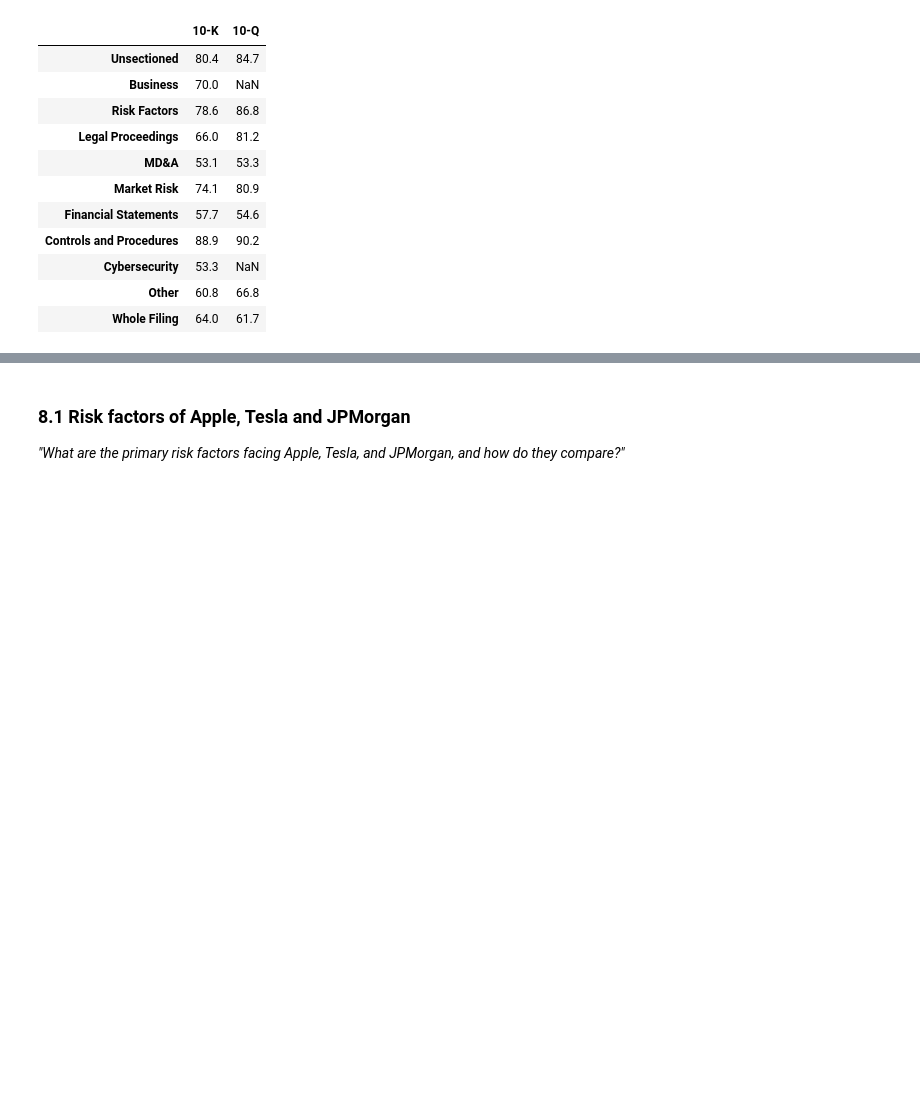
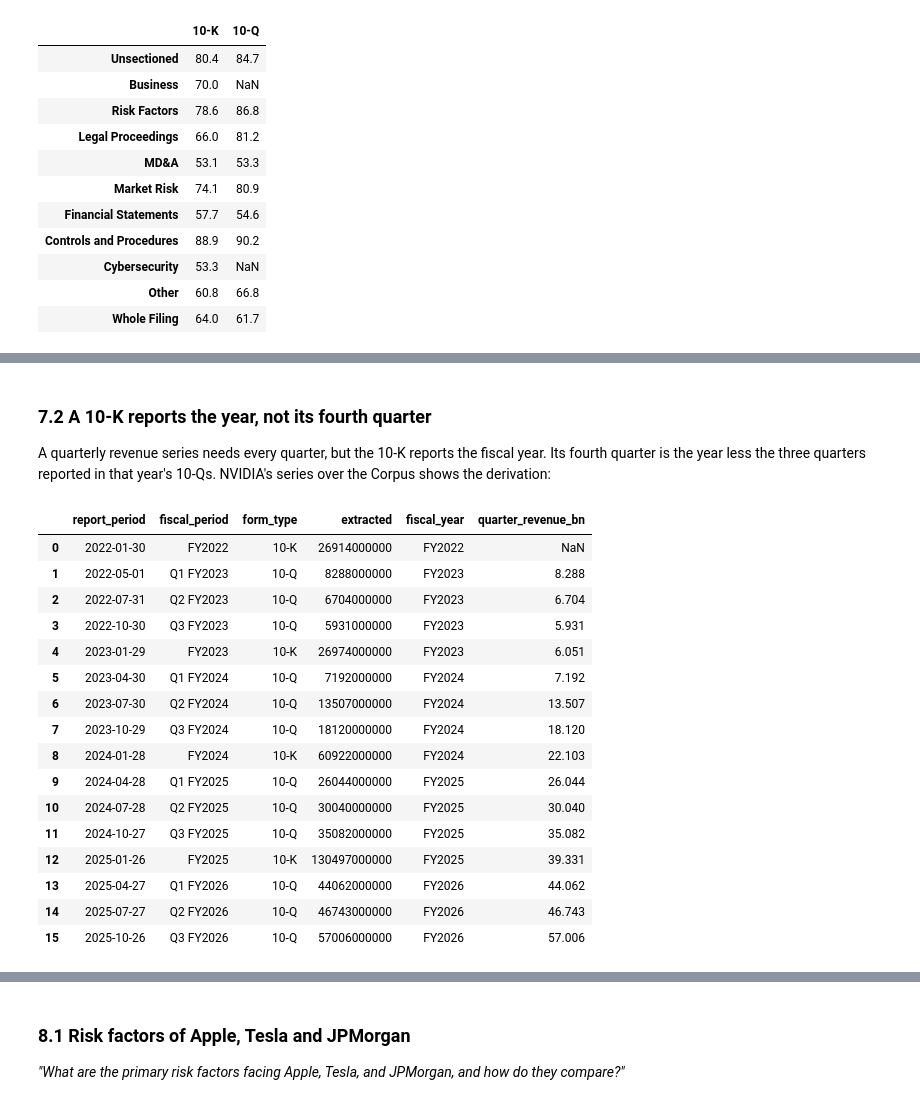
Before and after one commit to dwest1507/eliza-assessment, a Jupyter notebook: backend/notebooks/eda.ipynb, the cells around one changed output, grey strips where cells are left out. Saved outputs shown, nothing was run; the diff lists cells and outputs as text; code cells hidden in the pictures; blank space fills up the shorter version.

```diff
--- a/backend/notebooks/eda.ipynb
+++ b/backend/notebooks/eda.ipynb
@@ -1932,0 +2077,21 @@ a genuinely absent Item).
+# %%
+hand_checked = pd.DataFrame(
+    [
+        ("AAPL_10-K_2024-09-28", "Total net sales", "391,035", "millions"),
+        ("MSFT_10-K_2024-06-30", "Total revenue", "245,122", "millions"),
+        ("KO_10-K_2023-12-31", "Net Operating Revenues", "45,754", "millions"),
+        ("XOM_10-Q_2025-06-30", "Total revenues and other income", "81,506", "millions"),
+        ("JNJ_10-Q_2024-06-30", "Sales to customers (Note 9)", "22,447", "millions"),
+        ("PFE_10-Q_2024-06-30", "Total revenues", "13,283", "millions"),
+        ("GOOG_10-Q_2025-09-30", "Revenues", "102,346", "millions"),
+        ("NVDA_10-Q_2025-10-26", "Revenue", "57,006", "millions"),
+    ],
+    columns=["filing_id", "label_in_filing", "figure_in_filing", "scale_in_filing"],
+)
+hand_checked["hand_value"] = hand_checked["figure_in_filing"].str.replace(",", "").astype(
+    int
+) * hand_checked["scale_in_filing"].map({"millions": 1_000_000})
+hand_checked = hand_checked.merge(revenue[["filing_id", "extracted", "sec_value"]], on="filing_id")
+hand_checked["extracted_ok"] = hand_checked["hand_value"] == hand_checked["extracted"]
+hand_checked["sec_ok"] = hand_checked["hand_value"] == hand_checked["sec_value"]
+hand_checked
@@ -1932,0 +2108,8 @@ a genuinely absent Item).
+# %%
+# The source row of each hand-checked value, as the extractor found it in the cleaned body.
+by_id = {f.filing_id: f for f in tracked}
+for filing_id in hand_checked["filing_id"]:
+    f = by_id[filing_id]
+    fact = extract_financial_facts(f)[0]
+    row = f.body[fact.offset :].split("\n", 1)[0]
+    print(f"{filing_id:22} {row[:110]}")
@@ -1932,0 +2125,37 @@ a genuinely absent Item).
+# %% [markdown]
+### 7.2 A 10-K reports the year, not its fourth quarter
+
+A quarterly revenue series needs every quarter, but the 10-K reports the fiscal year.
+Its fourth quarter is the year less the three quarters reported in that year's
+10-Qs. NVIDIA's series over the Corpus shows the derivation:
+# %%
+nvda = revenue[revenue["ticker"] == "NVDA"][
+    ["report_period", "fiscal_period", "form_type", "extracted"]
+]
+nvda = nvda.sort_values("report_period").reset_index(drop=True)
+nvda["fiscal_year"] = nvda["fiscal_period"].str[-6:]
+nvda["quarter_revenue_bn"] = nvda["extracted"] / 1e9
+for i, row in nvda[nvda["form_type"] == "10-K"].iterrows():
+    quarters = nvda[(nvda["fiscal_year"] == row["fiscal_year"]) & (nvda["form_type"] == "10-Q")]
+    nvda.loc[i, "quarter_revenue_bn"] = (
+        (row["extracted"] - quarters["extracted"].sum()) / 1e9 if len(quarters) == 3 else np.nan
+    )
+nvda.round(3)
+# %% [output]
+|  | report_period | fiscal_period | form_type | extracted | fiscal_year | quarter_revenue_bn |
+| 0 | 2022-01-30 | FY2022 | 10-K | 26914000000 | FY2022 | NaN |
+| 1 | 2022-05-01 | Q1 FY2023 | 10-Q | 8288000000 | FY2023 | 8.288 |
+| 2 | 2022-07-31 | Q2 FY2023 | 10-Q | 6704000000 | FY2023 | 6.704 |
+| 3 | 2022-10-30 | Q3 FY2023 | 10-Q | 5931000000 | FY2023 | 5.931 |
+| 4 | 2023-01-29 | FY2023 | 10-K | 26974000000 | FY2023 | 6.051 |
+| 5 | 2023-04-30 | Q1 FY2024 | 10-Q | 7192000000 | FY2024 | 7.192 |
+| 6 | 2023-07-30 | Q2 FY2024 | 10-Q | 13507000000 | FY2024 | 13.507 |
+| 7 | 2023-10-29 | Q3 FY2024 | 10-Q | 18120000000 | FY2024 | 18.120 |
+| 8 | 2024-01-28 | FY2024 | 10-K | 60922000000 | FY2024 | 22.103 |
+| 9 | 2024-04-28 | Q1 FY2025 | 10-Q | 26044000000 | FY2025 | 26.044 |
+| 10 | 2024-07-28 | Q2 FY2025 | 10-Q | 30040000000 | FY2025 | 30.040 |
+| 11 | 2024-10-27 | Q3 FY2025 | 10-Q | 35082000000 | FY2025 | 35.082 |
+| 12 | 2025-01-26 | FY2025 | 10-K | 130497000000 | FY2025 | 39.331 |
+| 13 | 2025-04-27 | Q1 FY2026 | 10-Q | 44062000000 | FY2026 | 44.062 |
+| 14 | 2025-07-27 | Q2 FY2026 | 10-Q | 46743000000 | FY2026 | 46.743 |
+| 15 | 2025-10-26 | Q3 FY2026 | 10-Q | 57006000000 | FY2026 | 57.006 |
```
Also changed, not shown: parts of 11 cells of this notebook, 9 other files.
